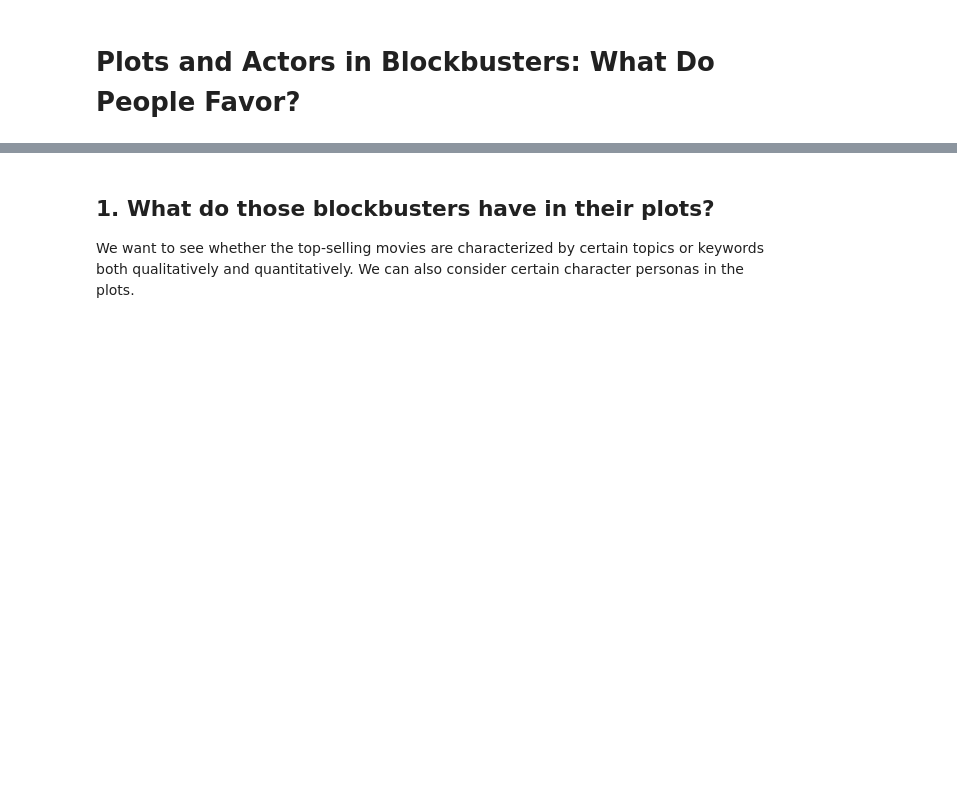
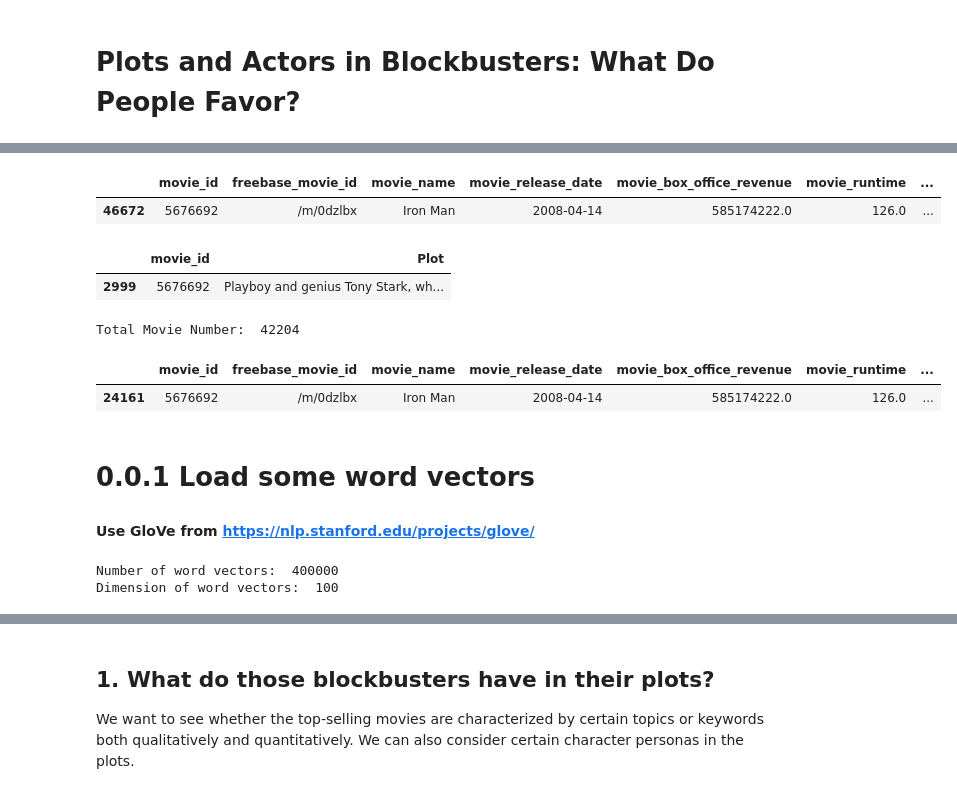
Before and after one commit to epfl-ada/ada-2022-project-superplainteamname2022, a Jupyter notebook: milestone2-xyt.ipynb, the cells around one changed output, grey strips where cells are left out. Saved outputs shown, nothing was run; the diff lists cells and outputs as text; code cells hidden in the pictures; blank space fills up the shorter version.

```diff
--- a/milestone2-xyt.ipynb
+++ b/milestone2-xyt.ipynb
@@ -4,0 +119,80 @@ Notebook containing initial analyses and data handling pipelines. We will grade
+# %%
+movie_metadata[movie_metadata['movie_id'] == 5676692] # Iron Man
+# %% [output]
+|  | movie_id | freebase_movie_id | movie_name | movie_release_date | movie_box_office_revenue | movie_runtime | ... |
+| 46672 | 5676692 | /m/0dzlbx | Iron Man | 2008-04-14 | 585174222.0 | 126.0 | ... |
+# %%
+# Movie plots data.
+
+# 42303 movies' plots in pure text
+
+# Movie Wiki ID \t Plot summary
+movie_plot = pd.read_csv('./data/MovieSummaries/plot_summaries.txt',sep='\t', \
+                         names = ['movie_id', \
+                               'Plot'])
+plot_example = movie_plot[movie_plot['movie_id'] == 5676692]['Plot'].iloc[0] # Iron Man
+movie_plot[movie_plot['movie_id'] == 5676692]
+# %% [output]
+|  | movie_id | Plot |
+| 2999 | 5676692 | Playboy and genius Tony Stark, wh... |
+# %%
+# merge plot data and movie metadata
+movie_data = pd.merge(left = movie_metadata, right = movie_plot, left_on = 'movie_id', right_on = 'movie_id', how = 'inner')
+print('Total Movie Number: ', movie_data.shape[0])
+movie_data[movie_data['movie_id'] == 5676692]
+# %% [output]
+Total Movie Number:  42204
+|  | movie_id | freebase_movie_id | movie_name | movie_release_date | movie_box_office_revenue | movie_runtime | ... |
+| 24161 | 5676692 | /m/0dzlbx | Iron Man | 2008-04-14 | 585174222.0 | 126.0 | ... |
+# %% [markdown]
+# 0.0.1 Load some word vectors
+#### Use GloVe from https://nlp.stanford.edu/projects/glove/
+# %%
+PADDING_WORD = '<PAD>'
+UNKNOWN_WORD = '<UNK>'
+embedding_file_name = './data/GloVe/glove.6B.100d.txt'
+
+
+def load_glove_embeddings(embedding_file, padding_idx=0, padding_word=PADDING_WORD, unknown_word=UNKNOWN_WORD):
+    """
+    The function to load GloVe word embeddings
+
+    :param      embedding_file:  The name of the txt file containing GloVe word embeddings
+    :type       embedding_file:  str
+    :param      padding_idx:     The index, where to insert padding and unknown words
+    :type       padding_idx:     int
+    :param      padding_word:    The symbol used as a padding word
+    :type       padding_word:    str
+    :param      unknown_word:    The symbol used for unknown words
+    :type       unknown_word:    str
+
+    :returns:   (a vocabulary size, vector dimensionality, embedding matrix, mapping from words to indices)
+    :rtype:     a 4-tuple
+    """
+    word2index, embeddings, N = {}, [], 0
+    with open(embedding_file, encoding='utf8') as f:
+        for line in f:
+            data = line.split()
+            word = data[0]
+            vec = [float(x) for x in data[1:]]
+            embeddings.append(vec)
+            word2index[word] = N
+            N += 1
+    D = len(embeddings[0])
+
+    if padding_idx is not None and type(padding_idx) is int:
+        embeddings.insert(padding_idx, [0]*D)
+        embeddings.insert(padding_idx + 1, [-1]*D)
+        for word in word2index:
+            if word2index[word] >= padding_idx:
+                word2index[word] += 2
+        word2index[padding_word] = padding_idx
+        word2index[unknown_word] = padding_idx + 1
+
+    return N, D, np.array(embeddings, dtype=np.float32), word2index
+num_word_vec, dim, embeddings, word2index = load_glove_embeddings(embedding_file = embedding_file_name)
+print('Number of word vectors: ', num_word_vec)
+print('Dimension of word vectors: ', dim)
+# %% [output]
+Number of word vectors:  400000
+Dimension of word vectors:  100
```
Also changed, not shown: parts of 21 cells of this notebook, 8 other files.
